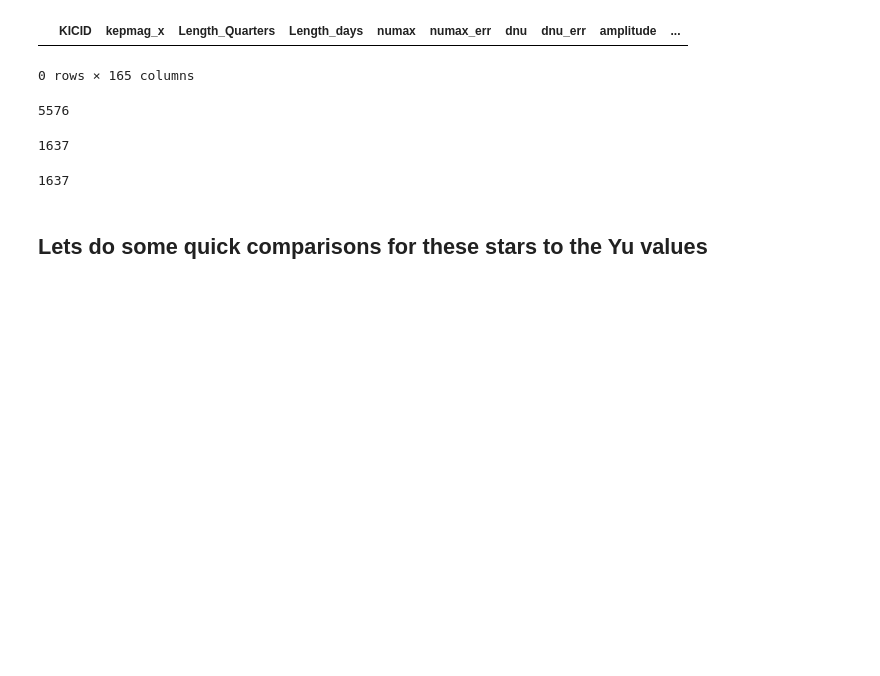
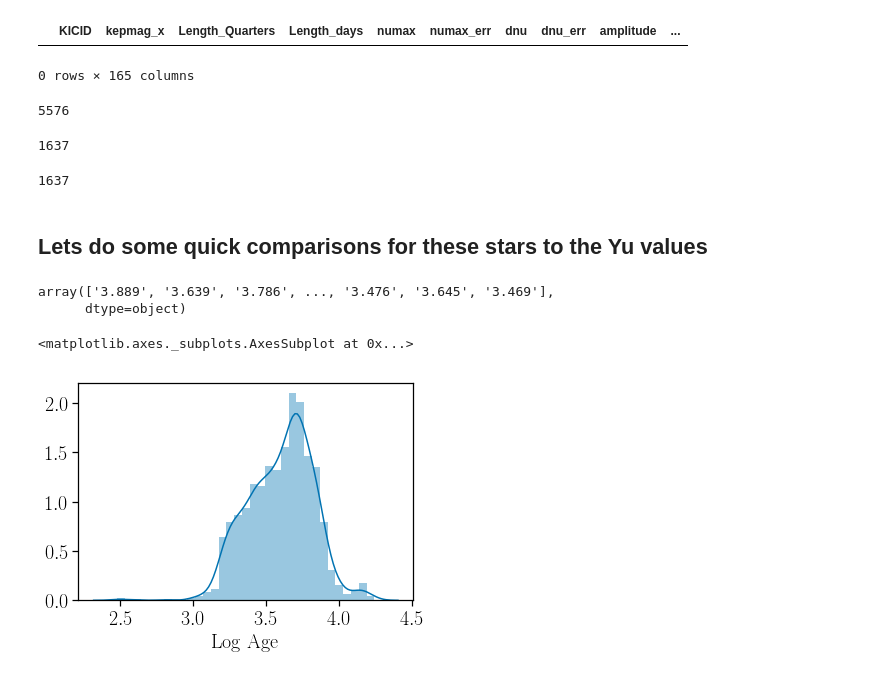
Before and after one commit to ojhall94/GAIA, a Jupyter notebook: prepare_APOKASC2.ipynb, the cells around one changed output. Drawn from its saved outputs; the diff is of its cells as text; code cells hidden in the pictures; blank space fills up the shorter version.

```diff
--- a/prepare_APOKASC2.ipynb
+++ b/prepare_APOKASC2.ipynb
@@ -41,7 +41,7 @@ df = pd.merge(h18, a2, on='KICID', how='left')
 columns=['KICID','numax', 'numax_err', 'dnu', 'dnu_err','Yu_Teff','Yu_Teff_err','ra','dec','parallax','parallax_error',
         'GAIAmag','Ag','e_GAIAmag','Kmag','e_Kmag','ccd','b17','Ebv','Aks','Z', 'Teff','Teff_err',
          'M_Clump','M_Clump_err','R_Clump','R_Clump_err',
-        'A_numax','A_numax_err','A_dnu','A_dnu_err','A_fdnu','A_fdnu_err','[Fe/H]']
+        'A_numax','A_numax_err','A_dnu','A_dnu_err','A_fdnu','A_fdnu_err','[Fe/H]','Log Age']
 df = df[columns].dropna().reset_index(drop=True)
 df.drop(df[df.Teff == '...'].index.values, inplace=True)
 df.drop(df[df.A_fdnu == '...'].index.values, inplace=True)
@@ -52,6 +52,7 @@ df['A_dnu'] = df.A_dnu.astype(float)
 df['A_dnu_err'] = df.A_dnu_err.astype(float)
 df['A_fdnu'] = df.A_fdnu.astype(float)
 df['A_fdnu_err'] = df.A_fdnu_err.astype(float)
+df['Log Age'] = df['Log Age'].astype(float)
 # %%
 df['Teff'] = df.Teff.astype(float)
 df['Teff_err'] = df.Teff_err.astype(float)
@@ -79,0 +79,10 @@ len(df)
+# %%
+df['Log Age'].values
+# %% [output]
+array(['3.889', '3.639', '3.786', ..., '3.476', '3.645', '3.469'],
+      dtype=object)
+# %%
+sns.distplot(df['Log Age'])
+# %% [output]
+<matplotlib.axes._subplots.AxesSubplot at 0x...>
+[figure, added]
```
Also changed, not shown: parts of 2 cells of this notebook, 5 other files.
